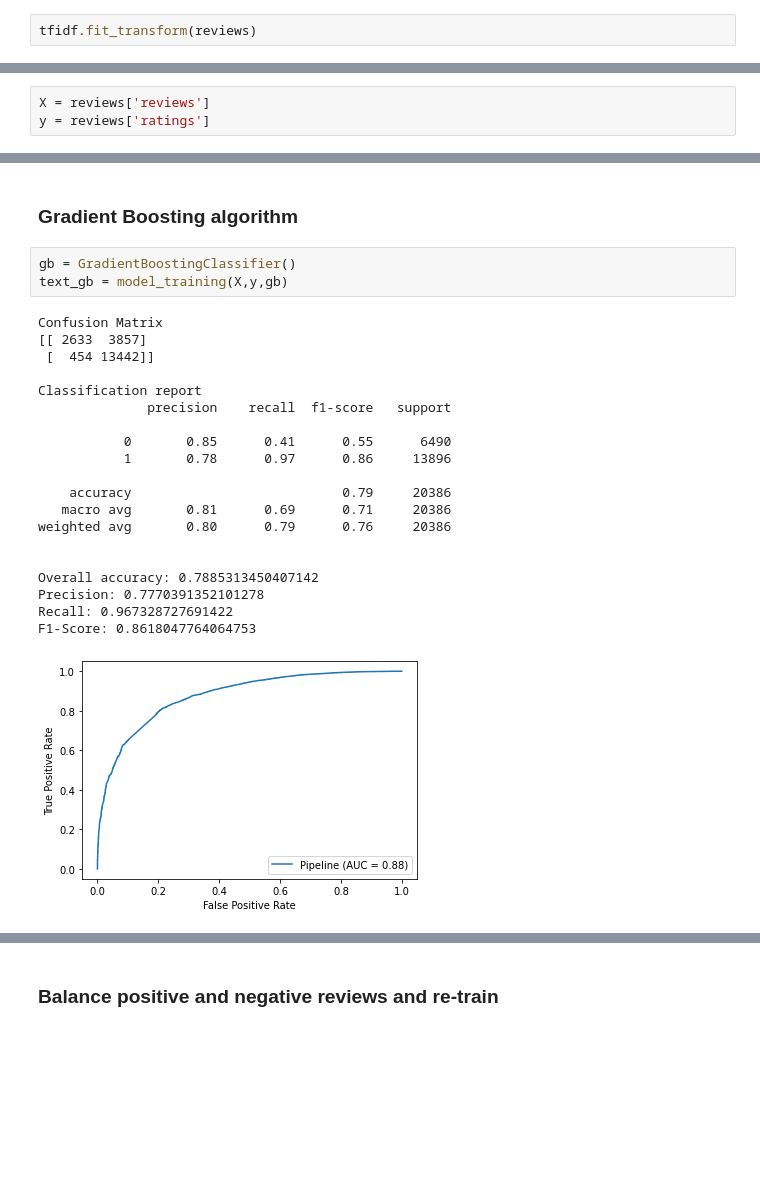
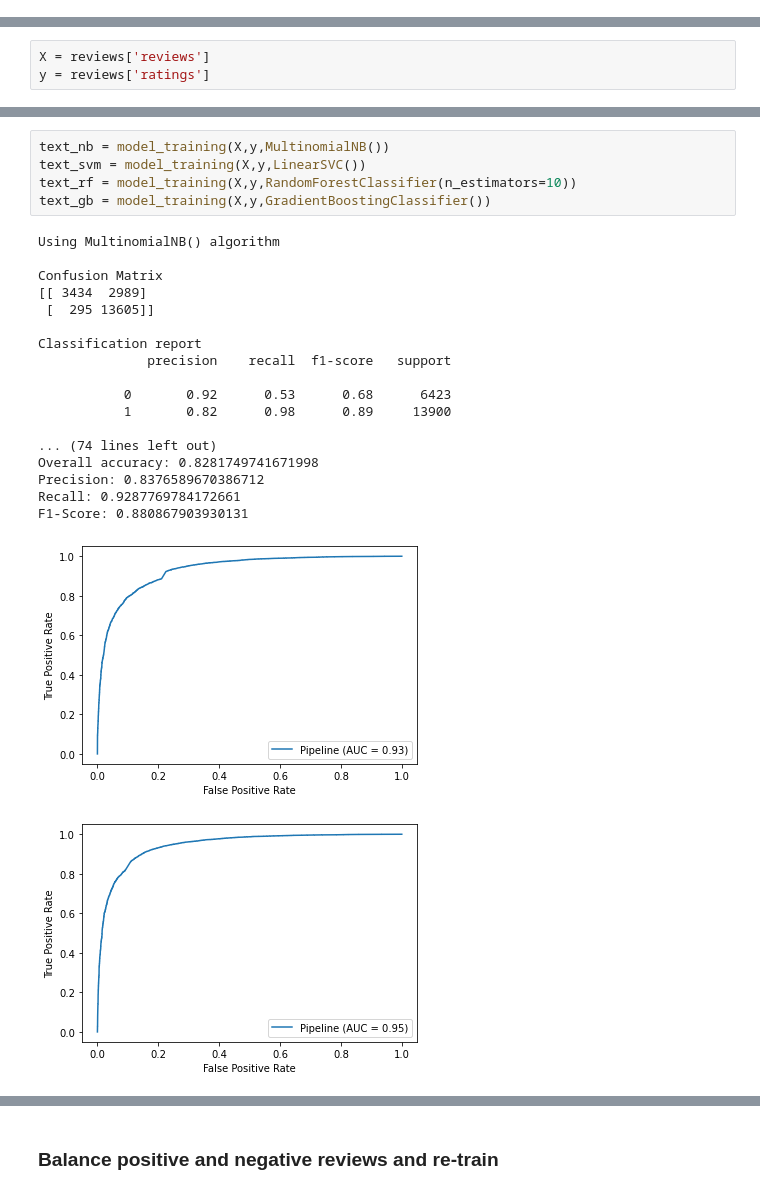
Before and after one commit to JoKoum/Machine-Learning-Project, a Jupyter notebook: Analyze-review-sentiment.ipynb, the cells around one changed output, grey strips where cells are left out. Drawn from its saved outputs; the diff is of its cells as text; blank space fills up the shorter version.

```diff
--- a/Analyze-review-sentiment.ipynb
+++ b/Analyze-review-sentiment.ipynb
@@ -241,2 +239,0 @@ tfidf = TfidfVectorizer(stop_words=stopwords.words('english'))
-# %%
-tfidf.fit_transform(reviews)
@@ -365,26 +334,25 @@ F1-Score: 0.8819193422638032
-# %% [markdown]
-### Gradient Boosting algorithm
-# %%
-gb = GradientBoostingClassifier()
-text_gb = model_training(X,y,gb)
-# %% [output]
-Confusion Matrix
-[[ 2633  3857]
- [  454 13442]]
-
-Classification report
-              precision    recall  f1-score   support
-
-           0       0.85      0.41      0.55      6490
-           1       0.78      0.97      0.86     13896
-
-    accuracy                           0.79     20386
-   macro avg       0.81      0.69      0.71     20386
-weighted avg       0.80      0.79      0.76     20386
-
-
-Overall accuracy: 0.7885313450407142
-Precision: 0.7770391352101278
-Recall: 0.967328727691422
-F1-Score: 0.8618047764064753
-[figure, removed]
+# %%
+text_nb = model_training(X,y,MultinomialNB())
+text_svm = model_training(X,y,LinearSVC())
+text_rf = model_training(X,y,RandomForestClassifier(n_estimators=10))
+text_gb = model_training(X,y,GradientBoostingClassifier())
+# %% [output]
+Using MultinomialNB() algorithm
+
+Confusion Matrix
+[[ 3434  2989]
+ [  295 13605]]
+
+Classification report
+              precision    recall  f1-score   support
+
+           0       0.92      0.53      0.68      6423
+           1       0.82      0.98      0.89     13900
+
+... (74 lines left out)
+Overall accuracy: 0.8281749741671998
+Precision: 0.8376589670386712
+Recall: 0.9287769784172661
+F1-Score: 0.880867903930131
+[figure, added]
+[figure, added]
```
Also changed, not shown: parts of 49 cells of this notebook.
